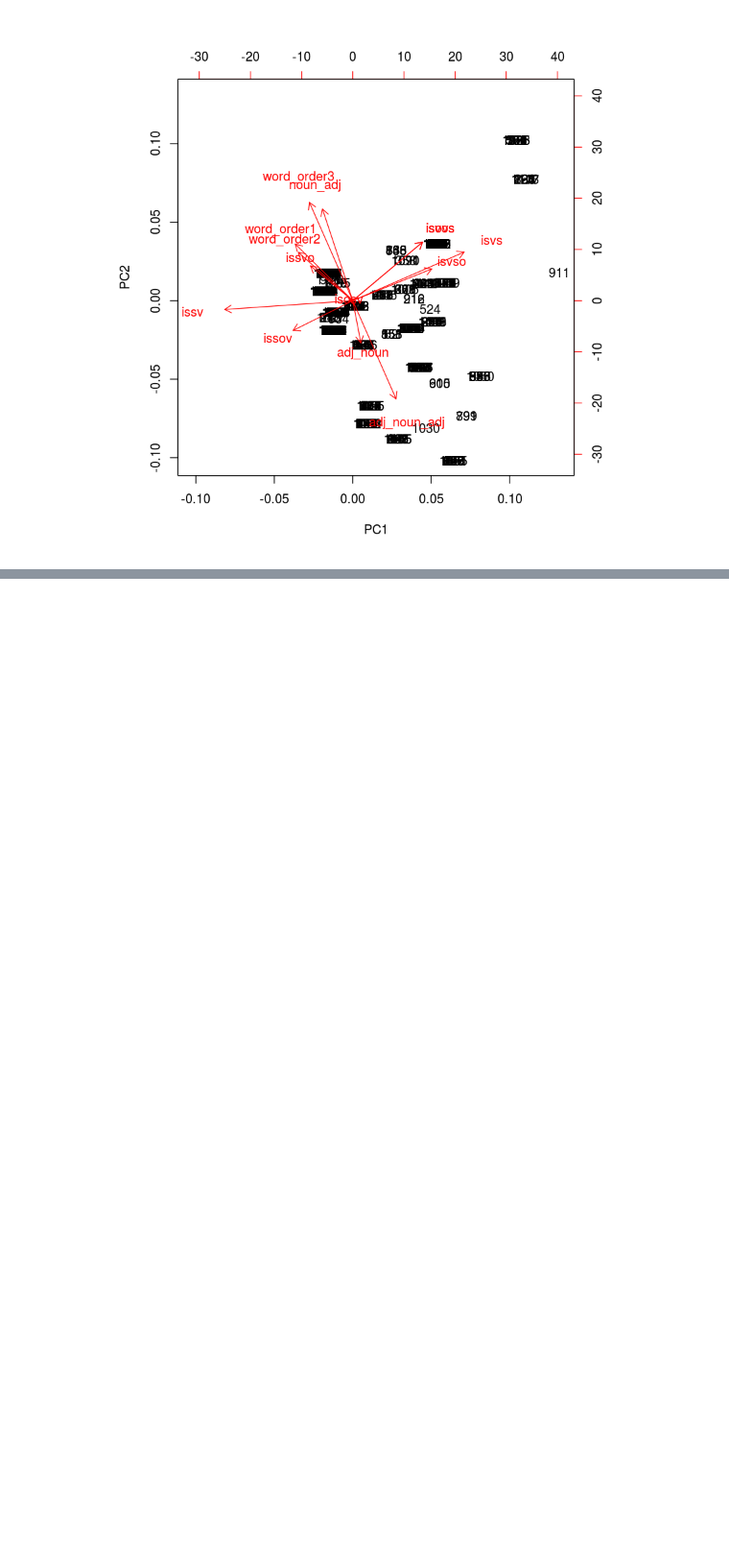
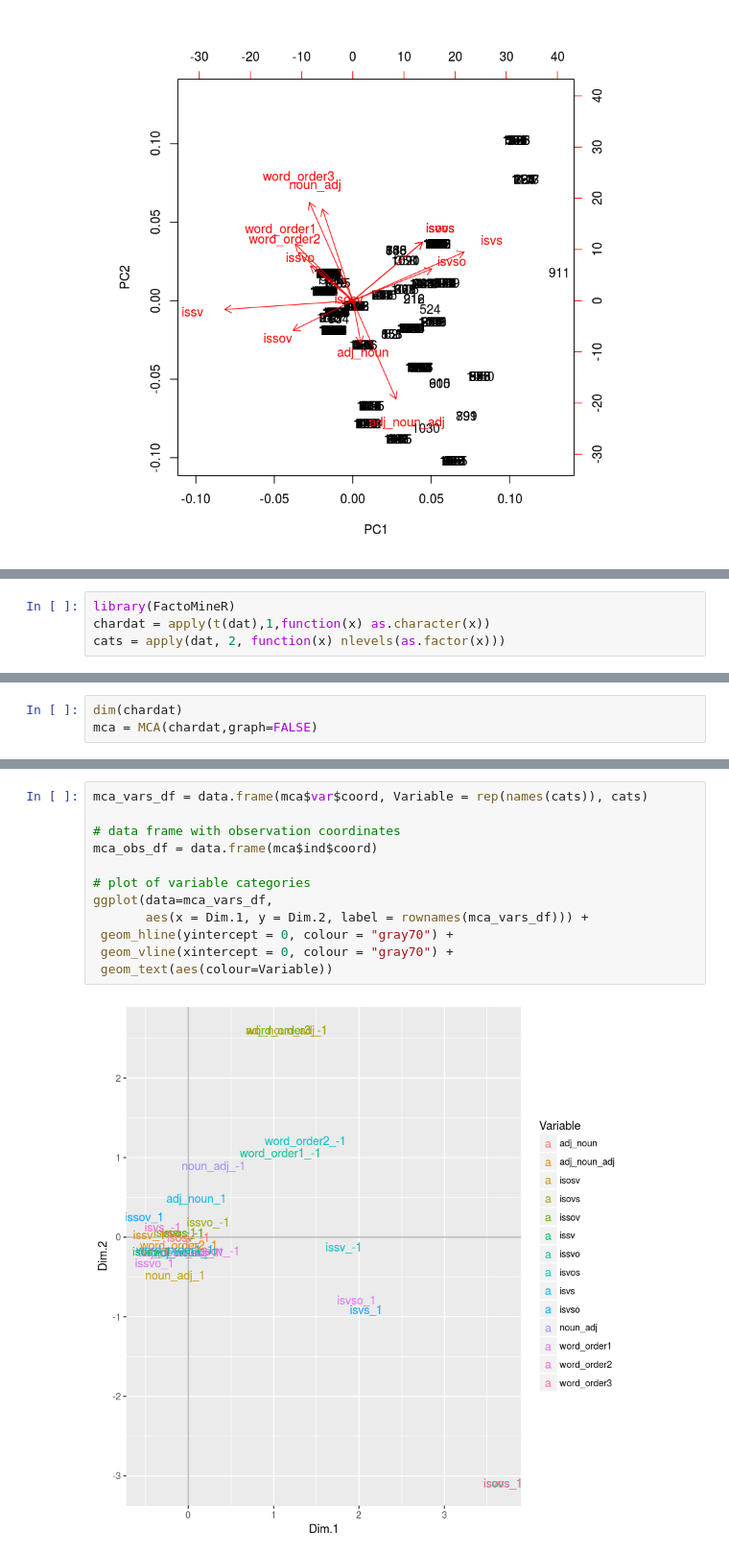
Before and after one commit to ilay32/wals-project, a Jupyter notebook: 4-4-order-features.ipynb, the cells around one changed output, grey strips where cells are left out. Shown at 96% size. Saved outputs shown, nothing was run; the diff lists cells and outputs as text; blank space fills up the shorter version.

```diff
--- a/4-4-order-features.ipynb
+++ b/4-4-order-features.ipynb
@@ -86,0 +57,4 @@ Principal inertias (eigenvalues):
+# %%
+library(FactoMineR)
+chardat = apply(t(dat),1,function(x) as.character(x))
+cats = apply(dat, 2, function(x) nlevels(as.factor(x)))
@@ -86,0 +70,3 @@ Principal inertias (eigenvalues):
+# %%
+dim(chardat)
+mca = MCA(chardat,graph=FALSE)
@@ -86,0 +93,14 @@ Principal inertias (eigenvalues):
+# %%
+mca_vars_df = data.frame(mca$var$coord, Variable = rep(names(cats)), cats)
+
+# data frame with observation coordinates
+mca_obs_df = data.frame(mca$ind$coord)
+
+# plot of variable categories
+ggplot(data=mca_vars_df,
+       aes(x = Dim.1, y = Dim.2, label = rownames(mca_vars_df))) +
+ geom_hline(yintercept = 0, colour = "gray70") +
+ geom_vline(xintercept = 0, colour = "gray70") +
+ geom_text(aes(colour=Variable))
+# %% [output]
+[figure, added]
```
Also changed, not shown: parts of 14 cells of this notebook, 1 other file.
